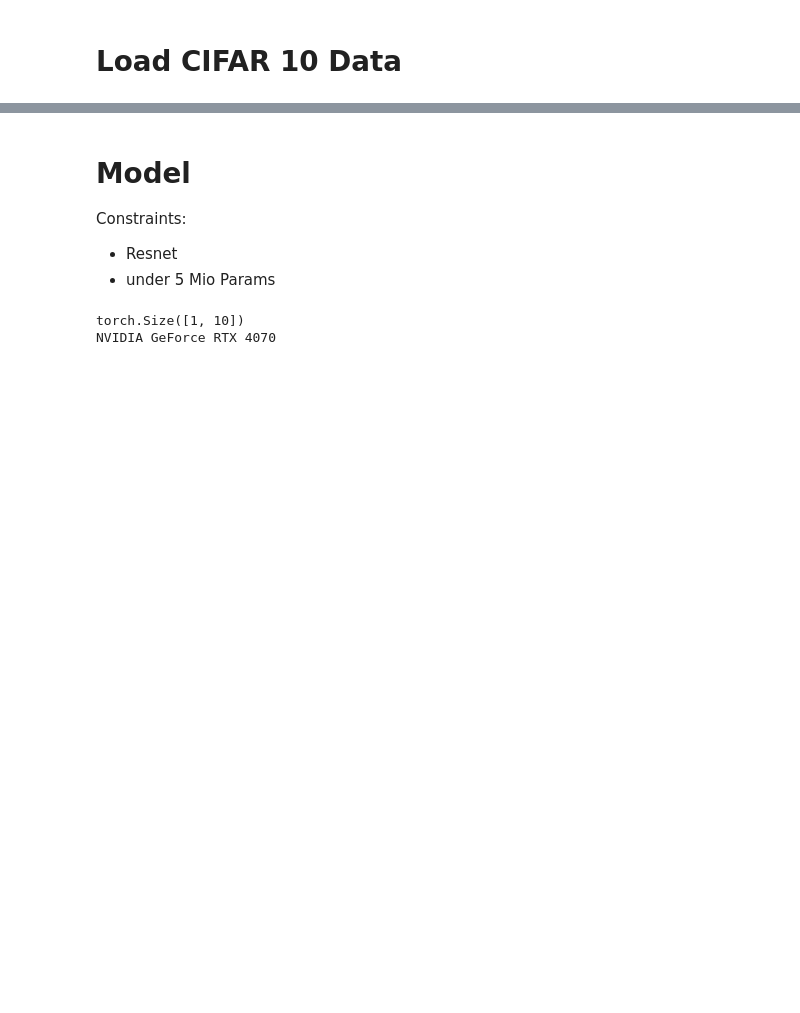
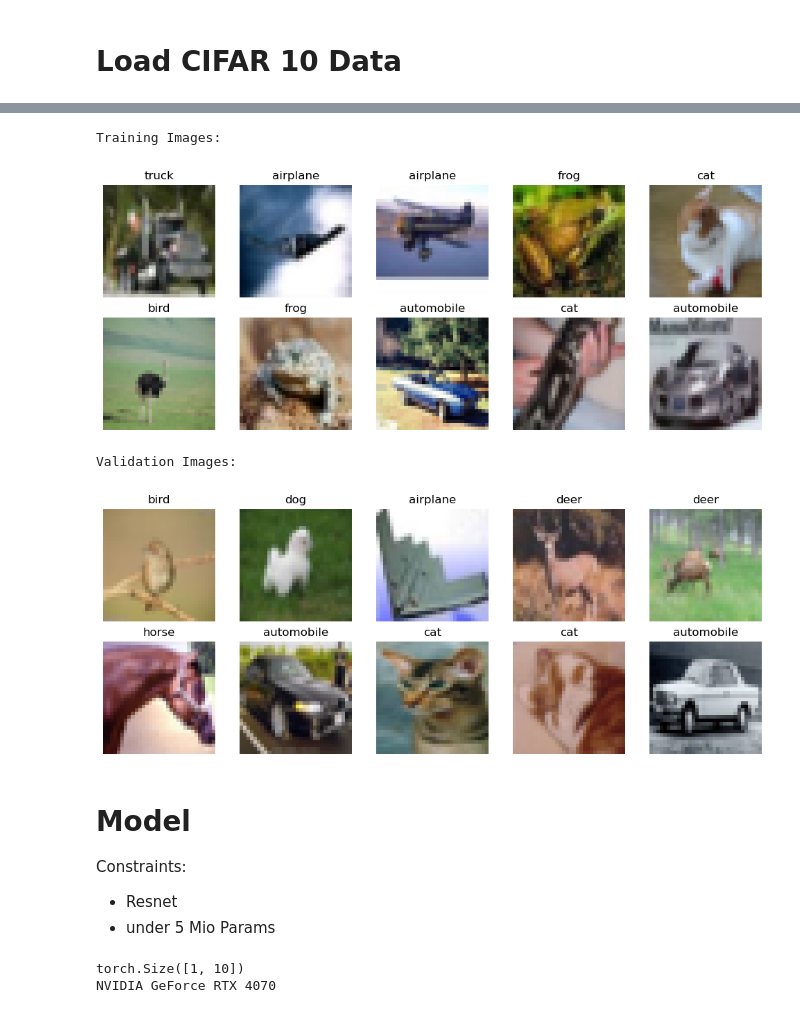
Before and after one commit to matzefit/DL_Sp24_Miniproject, a Jupyter notebook: script.ipynb, the cells around one changed output, grey strips where cells are left out. Cells and saved outputs as stored; diff of their text form; code cells hidden in the pictures; blank space fills up the shorter version.

```diff
--- a/script.ipynb
+++ b/script.ipynb
@@ -103,3 +93,50 @@ Data loaders with augmentation and normalization created
+# %%
+#visualize:
+import matplotlib.pyplot as plt
+import numpy as np
+from torchvision.transforms import ToPILImage
+from random import sample
+
+# Define a function to show images in a grid
+def show_images(images, labels, classes, rows=2, cols=5, scale=2):
+    fig, axes = plt.subplots(rows, cols, figsize=(scale*cols, scale*rows))
+    axes = axes.flatten()
+    for img, label, ax in zip(images, labels, axes):
+        img = img.reshape(3, 32, 32).transpose(1, 2, 0)  # Convert to HxWxC format
+        if np.max(img) > 1:  # Assume the image is in the range [0, 255]
+            img = img / 255.0
+        ax.imshow(img)
+        ax.axis('off')
+        ax.set_title(classes[label])
+    plt.tight_layout()
+    plt.show()
+
+# Classes in CIFAR-10
+classes = ['airplane', 'automobile', 'bird', 'cat', 'deer',
+           'dog', 'frog', 'horse', 'ship', 'truck']
+
+# Randomly select 10 images and their labels from training set
+indices_train = sample(range(len(X_train)), 10)
+images_train = X_train[indices_train]
+labels_train = y_train[indices_train]
+
+# Randomly select 10 images and their labels from validation set
+indices_val = sample(range(len(X_val)), 10)
+images_val = X_val[indices_val]
+labels_val = y_val[indices_val]
+
+# Display training images
+print("Training Images:")
+show_images(images_train, labels_train, classes)
+
+# Display validation images
+print("Validation Images:")
+show_images(images_val, labels_val, classes)
+# %% [output]
+Training Images:
+[figure, added]
+Validation Images:
+[figure, added]
 # %% [markdown]
 # Model
 
```
Also changed, not shown: parts of 12 cells of this notebook, 1 other file.
